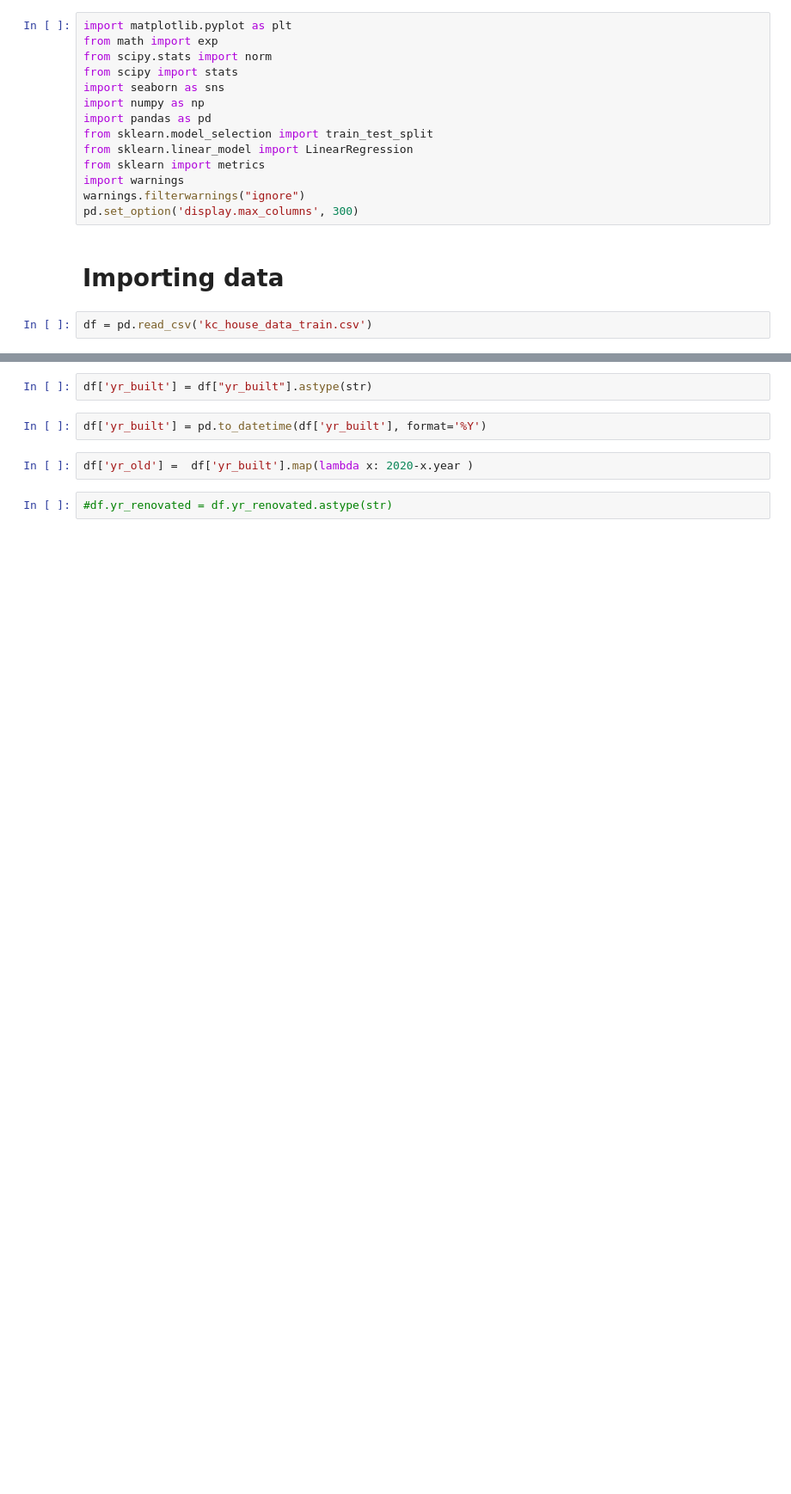
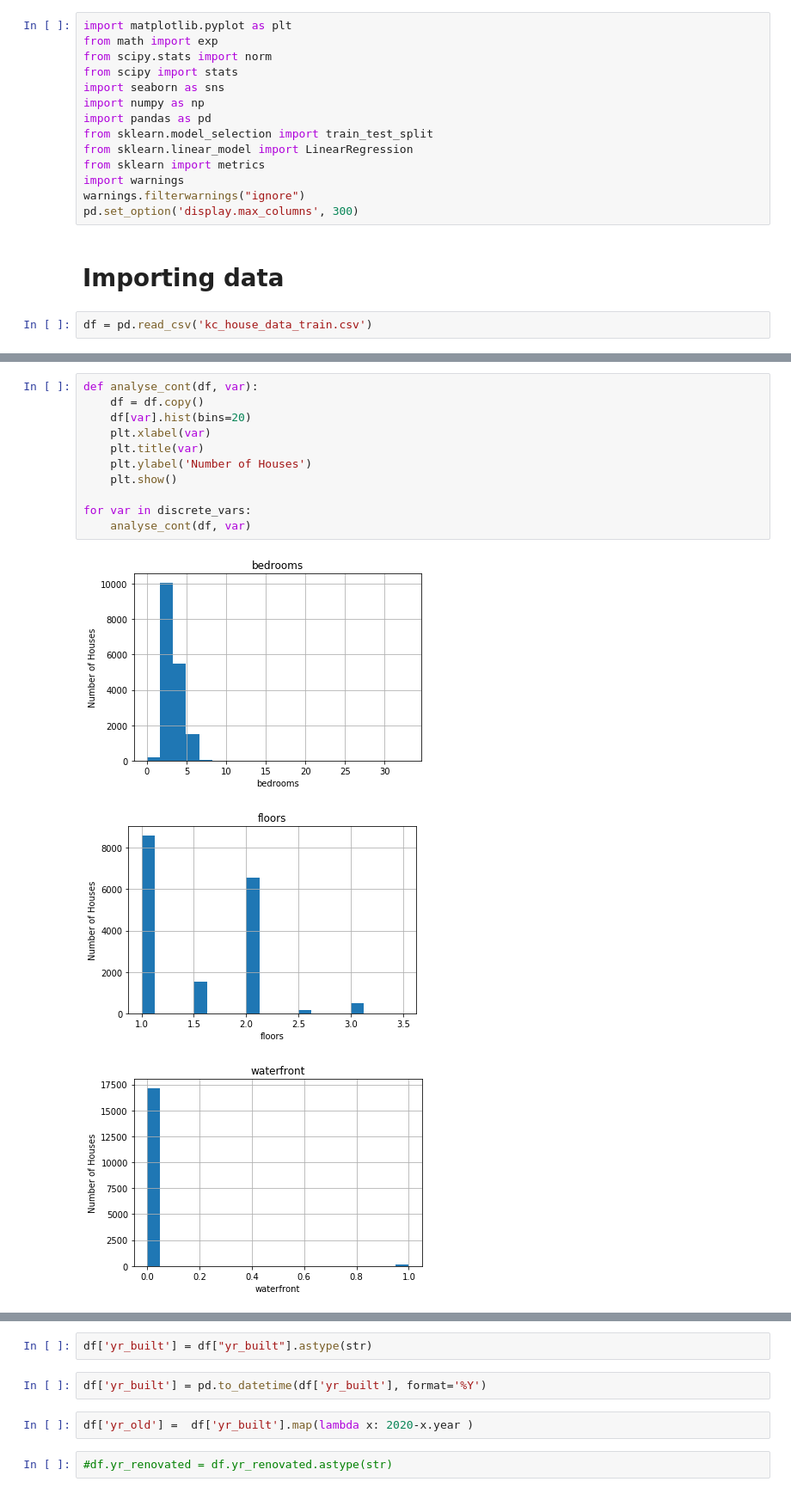
Before and after one commit to k0marrr1/nyc-mhtn-ds-010620-lectures, a Jupyter notebook: week-6/KC_house_data/Housing Statistics Project .ipynb, the cells around one changed output, grey strips where cells are left out. Shown at 86% size. Drawn from its saved outputs; the diff is of its cells as text; blank space fills up the shorter version.

```diff
--- a/week-6/KC_house_data/Housing Statistics Project .ipynb
+++ b/week-6/KC_house_data/Housing Statistics Project .ipynb
@@ -20,0 +125,15 @@ df = pd.read_csv('kc_house_data_train.csv')
+# %%
+def analyse_cont(df, var):
+    df = df.copy()
+    df[var].hist(bins=20)
+    plt.xlabel(var)
+    plt.title(var)
+    plt.ylabel('Number of Houses')
+    plt.show()
+
+for var in discrete_vars:
+    analyse_cont(df, var)
+# %% [output]
+[figure, added]
+[figure, added]
+[figure, added]
```
Also changed, not shown: parts of 25 cells of this notebook.
